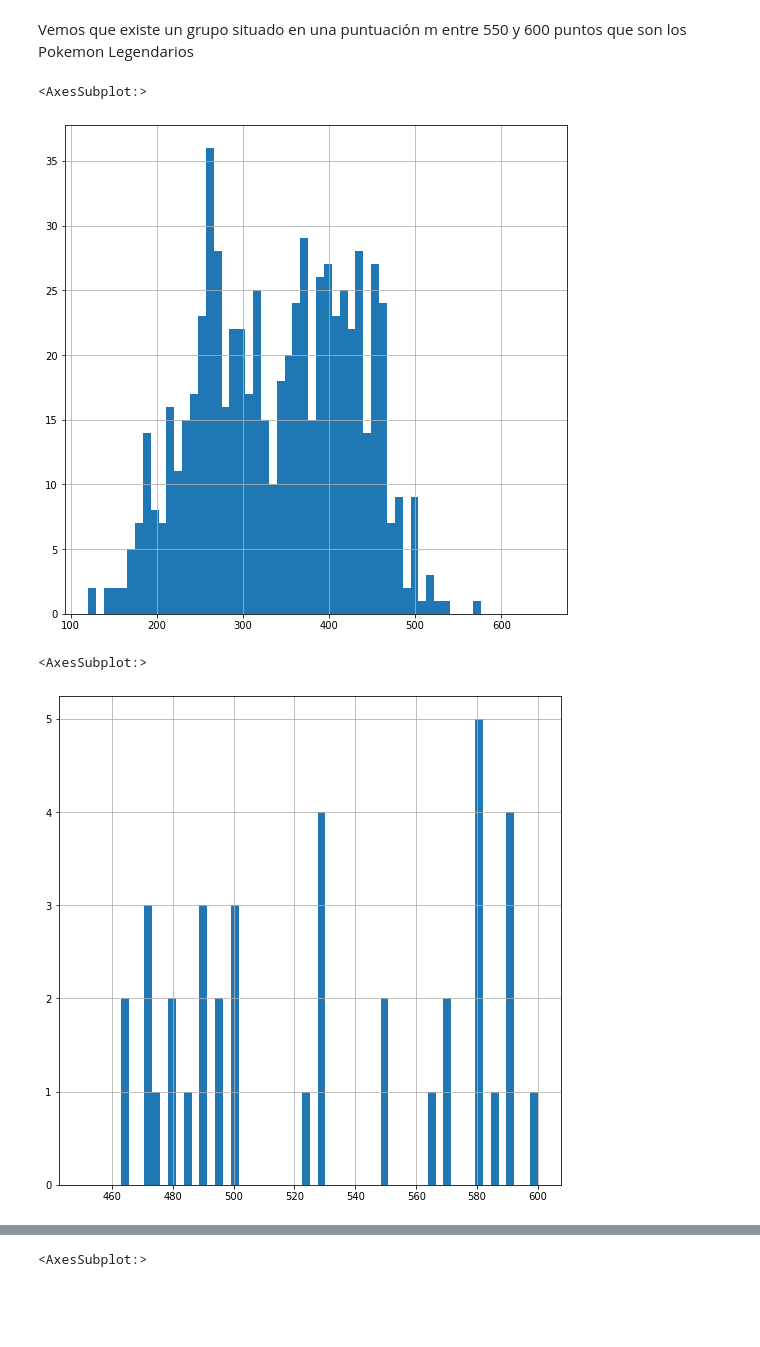
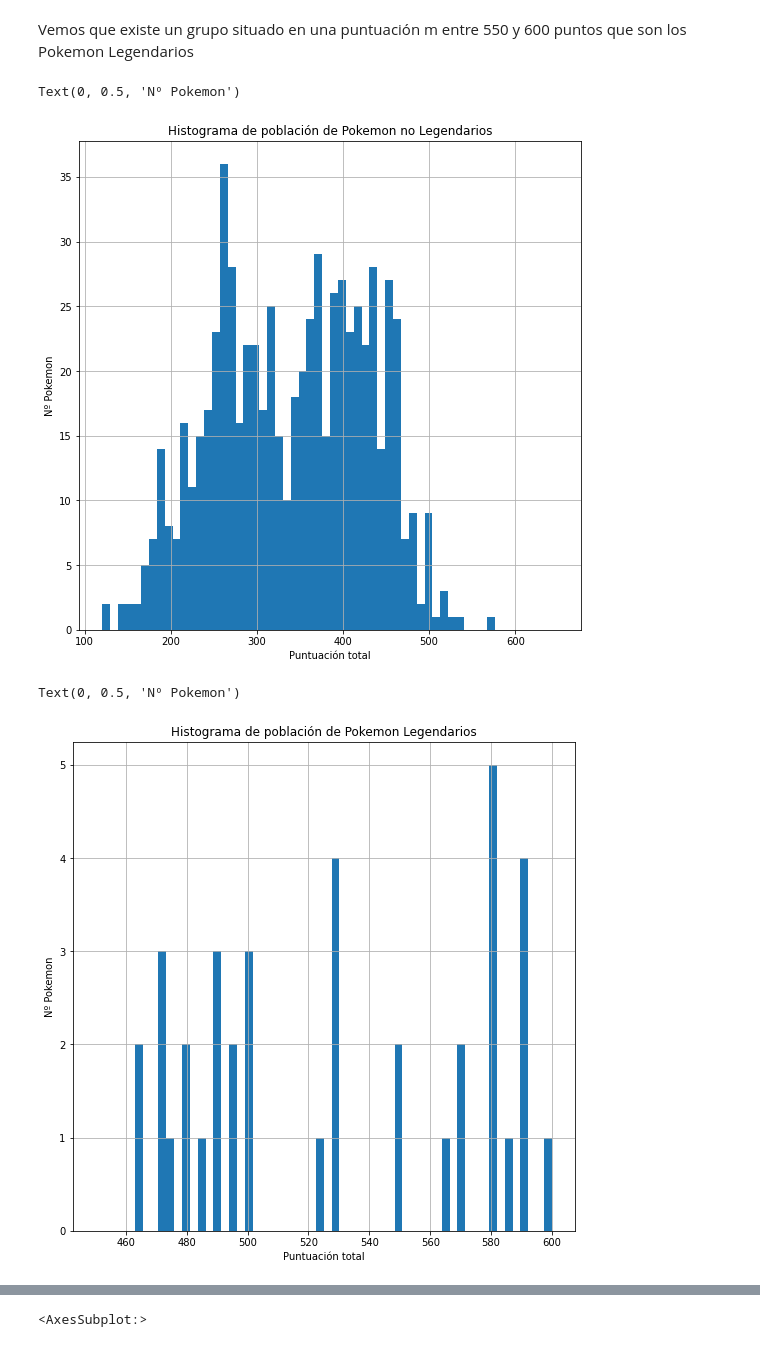
Before and after one commit to frosill/EDEM_22_23, a Jupyter notebook: 02_ANALISIS_Y_APRENDIZAJE_AUTOMATICO/python_statistics/Pokemon.ipynb, the cells around one changed output, grey strips where cells are left out. Cells and saved outputs as stored; diff of their text form; code cells hidden in the pictures; blank space fills up the shorter version.

```diff
--- a/02_ANALISIS_Y_APRENDIZAJE_AUTOMATICO/python_statistics/Pokemon.ipynb
+++ b/02_ANALISIS_Y_APRENDIZAJE_AUTOMATICO/python_statistics/Pokemon.ipynb
@@ -358,13 +388,19 @@ Vemos que existe un grupo situado en una puntuación m entre 550 y 600 puntos qu
 non_legendary_df['Total'].hist(bins=58,
                 range=(120,650),
                 figsize=(9,9))
+plt.title("Histograma de población de Pokemon no Legendarios")
+plt.xlabel("Puntuación total")
+plt.ylabel("Nº Pokemon")
 # %% [output]
-<AxesSubplot:>
+Text(0, 0.5, 'Nº Pokemon')
-[figure, old version]
+[figure, new version]
 # %%
 legendary_df['Total'].hist(bins=58,
                 range=(450,600),
                 figsize=(9,9))
+plt.title("Histograma de población de Pokemon Legendarios")
+plt.xlabel("Puntuación total")
+plt.ylabel("Nº Pokemon")
 # %% [output]
-<AxesSubplot:>
+Text(0, 0.5, 'Nº Pokemon')
-[figure, old version]
+[figure, new version]
```
Also changed, not shown: parts of 97 cells of this notebook.
